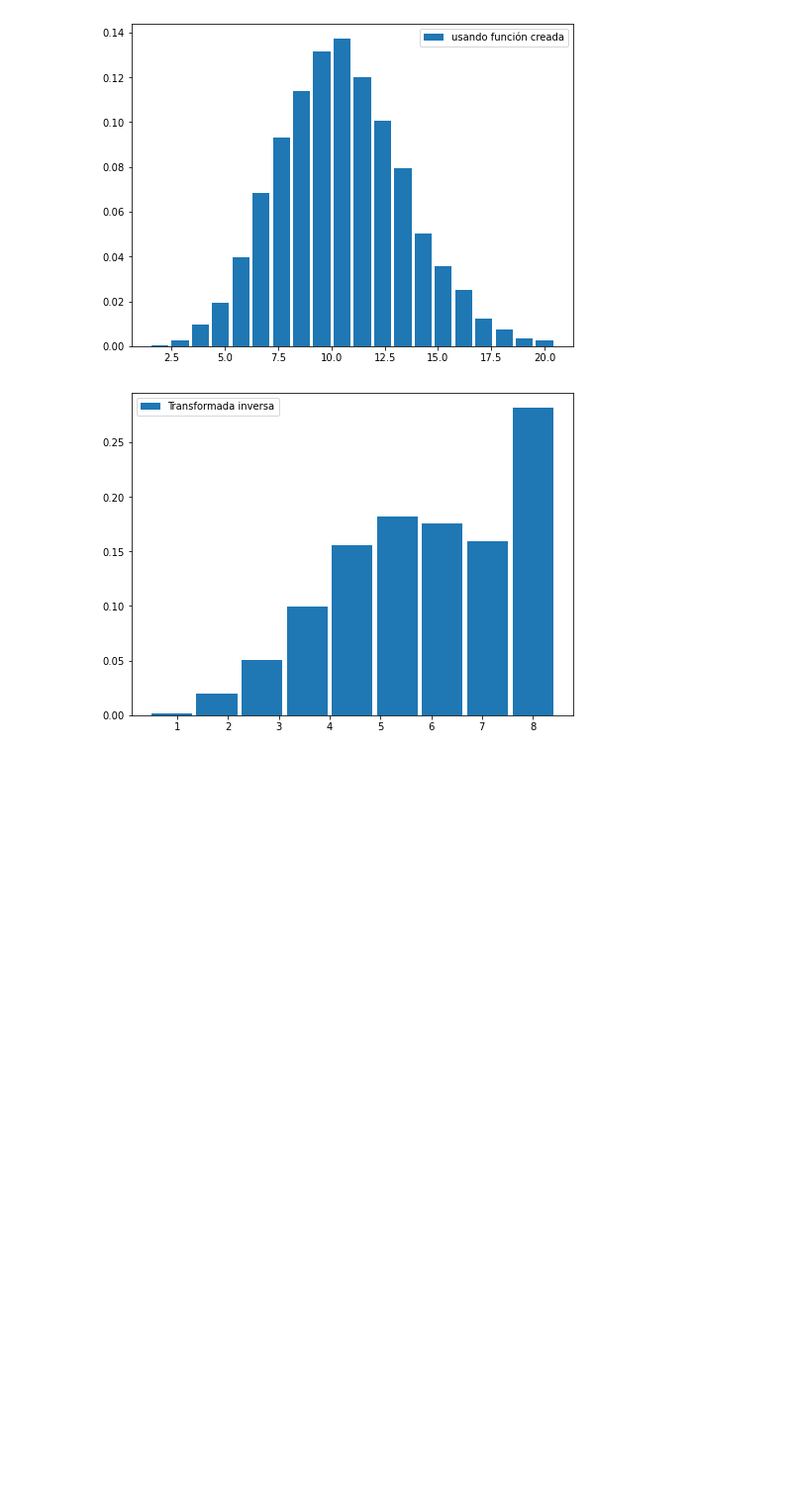
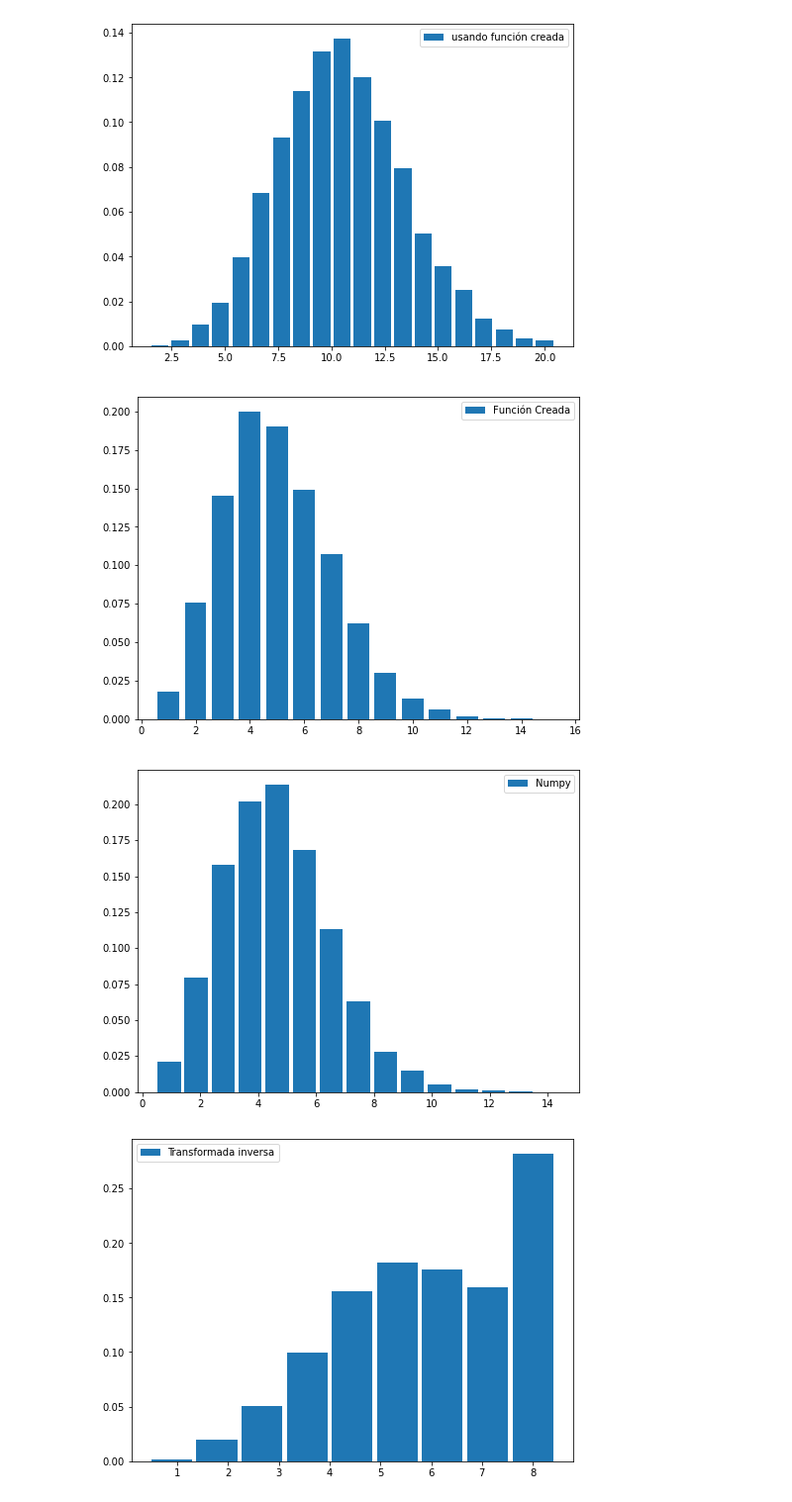
Before and after one commit to EduardoLoza/ProyectoConjunto_ELoza_GRuiz, a Jupyter notebook: Tarea_6_Gerardo_Eduardo.ipynb, the cells around one changed output. Shown: that part at 99% size. Saved outputs shown, nothing was run; the diff lists cells and outputs as text; code cells hidden in the pictures; blank space fills up the shorter version.

Commit message:
CORRECCIÓN 6

```diff
--- a/Tarea_6_Gerardo_Eduardo.ipynb
+++ b/Tarea_6_Gerardo_Eduardo.ipynb
@@ -440,6 +440,29 @@ d_poisson = Gen_distr_discreta(u,p_acum)
 plot_histogram_discrete(d_poisson,'usando función creada')
 # %% [output]
 [figure]
+# %%
+#CORRECCIÓN GERARDO
+def P_dist_Poisson(k,L):
+    Pr = np.zeros(k)
+    Pr[0] = np.exp(-L)
+    def pr(i):
+        nonlocal Pr
+        Pr[i+1] = (L/(i+1))*Pr[i]
+    [pr(i) for i in range(k-1)]
+    return np.cumsum(Pr)
+
+k = 10000; L = 4; N = 10**4
+
+p_acum = P_dist_Poisson(k,L)
+u = np.random.rand(N)
+d_poisson = Gen_distr_discreta(u,p_acum)
+plot_histogram_discrete(d_poisson,'Función Creada')
+d_poisson_numpy = np.random.poisson(L,k)
+plot_histogram_discrete(d_poisson_numpy,'Numpy')
+plt.show()
+# %% [output]
+[figure, added]
+[figure, added]
 # %%
 #Solucion Eduardo
 def P_acum_Poisson(t: 'Media o la tasa de ocurrencia',
```
Also changed, not shown: parts of 1 cell of this notebook.
